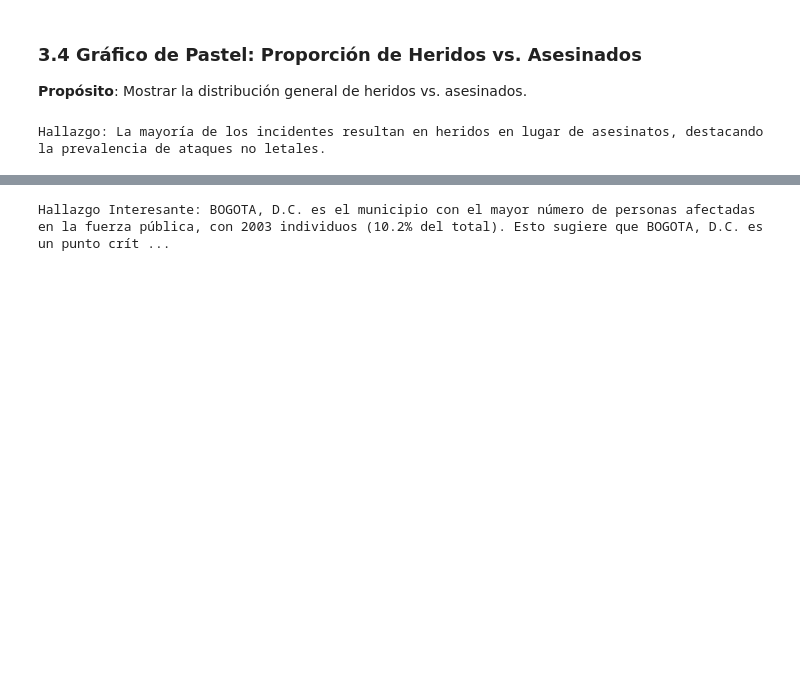
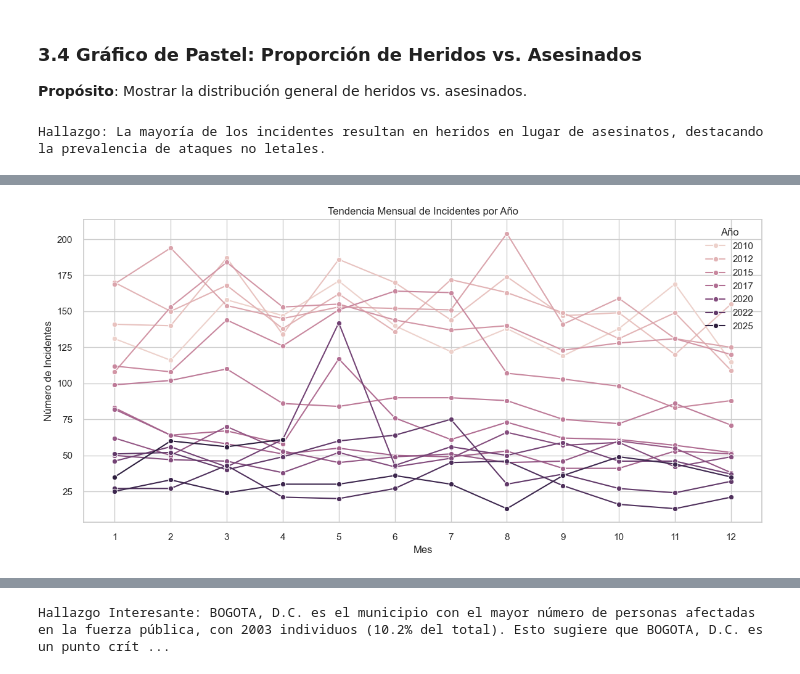
Before and after one commit to Esmeralda-RG/proyecto_datos, a Jupyter notebook: Analisis_Incidentes_Fuerza_Publica.ipynb, the cells around one changed output, grey strips where cells are left out. Saved outputs shown, nothing was run; the diff lists cells and outputs as text; code cells hidden in the pictures; blank space fills up the shorter version.

```diff
--- a/Analisis_Incidentes_Fuerza_Publica.ipynb
+++ b/Analisis_Incidentes_Fuerza_Publica.ipynb
@@ -259,0 +447,16 @@ Hallazgo: La mayoría de los incidentes resultan en heridos en lugar de asesinat
+# %%
+# Tendencia mensual de incidentes por año
+incidentes_mensuales = df_transformado.groupby(['AÑO', 'MES']).size().reset_index(name='INCIDENTES')
+
+plt.figure(figsize=(12, 6))
+sns.lineplot(data=incidentes_mensuales, x='MES', y='INCIDENTES', hue='AÑO', marker='o')
+
+plt.title('Tendencia Mensual de Incidentes por Año')
+plt.xlabel('Mes')
+plt.ylabel('Número de Incidentes')
+plt.xticks(range(1,13))
+plt.legend(title='Año')
+plt.tight_layout()
+plt.show()
+# %% [output]
+[figure, added]
```
Also changed, not shown: parts of 19 cells of this notebook.
